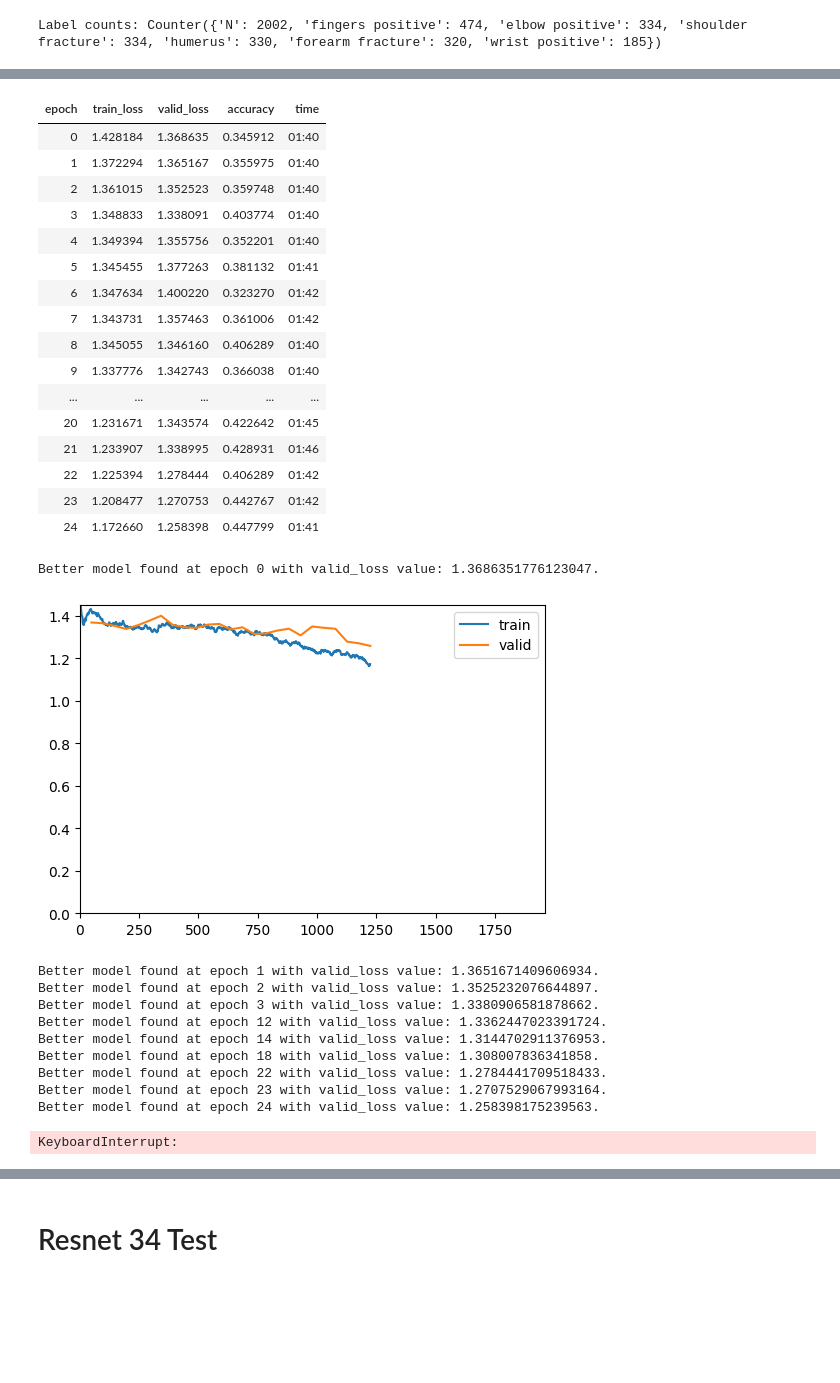
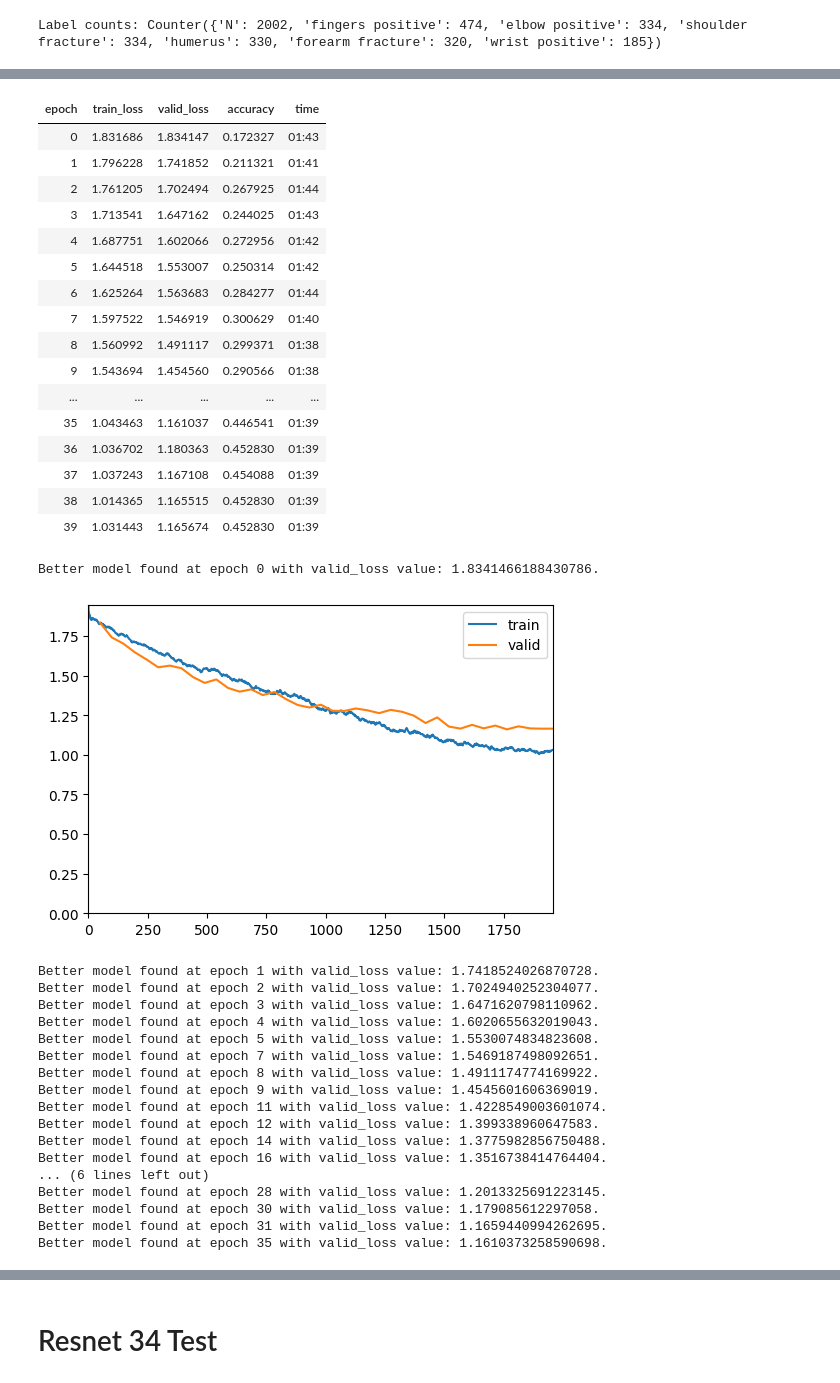
Before and after one commit to JamezP2002/bone-fracture-451-project, a Jupyter notebook: bone fracture MAIN.ipynb, the cells around one changed output, grey strips where cells are left out. Drawn from its saved outputs; the diff is of its cells as text; code cells hidden in the pictures; blank space fills up the shorter version.

```diff
--- a/bone fracture MAIN.ipynb
+++ b/bone fracture MAIN.ipynb
@@ -169,4 +195,3 @@ class_weights_tensor = class_weights_tensor.to(dls.device)
 loss_func = CrossEntropyLossFlat(weight=class_weights_tensor)
 
 # Create a Learner with the custom loss function
-learn = Learner(dls, model, loss_func=loss_func, metrics=accuracy)
@@ -180,4 +202,4 @@ SuggestedLRs(valley=1.737800812406931e-05)
 # %%
-learn.fine_tune(40, 0.001, cbs=[ShowGraphCallback(), EarlyStoppingCallback(min_delta=0.001, patience=10), SaveModelCallback()])
+learn.fine_tune(40, 0.0008317, cbs=[ShowGraphCallback(), EarlyStoppingCallback(min_delta=0.001, patience=10), SaveModelCallback()])
 # %% [output]
 | epoch | train_loss | valid_loss | accuracy | time |
@@ -187,29 +209,36 @@ Better model found at epoch 0 with valid_loss value: 1.513351321220398.
 | epoch | train_loss | valid_loss | accuracy | time |
-| 0 | 1.428184 | 1.368635 | 0.345912 | 01:40 |
-| 1 | 1.372294 | 1.365167 | 0.355975 | 01:40 |
-| 2 | 1.361015 | 1.352523 | 0.359748 | 01:40 |
-| 3 | 1.348833 | 1.338091 | 0.403774 | 01:40 |
-| 4 | 1.349394 | 1.355756 | 0.352201 | 01:40 |
-| 5 | 1.345455 | 1.377263 | 0.381132 | 01:41 |
-| 6 | 1.347634 | 1.400220 | 0.323270 | 01:42 |
-| 7 | 1.343731 | 1.357463 | 0.361006 | 01:42 |
-| 8 | 1.345055 | 1.346160 | 0.406289 | 01:40 |
-| 9 | 1.337776 | 1.342743 | 0.366038 | 01:40 |
+| 0 | 1.831686 | 1.834147 | 0.172327 | 01:43 |
+| 1 | 1.796228 | 1.741852 | 0.211321 | 01:41 |
+| 2 | 1.761205 | 1.702494 | 0.267925 | 01:44 |
+| 3 | 1.713541 | 1.647162 | 0.244025 | 01:43 |
+| 4 | 1.687751 | 1.602066 | 0.272956 | 01:42 |
+| 5 | 1.644518 | 1.553007 | 0.250314 | 01:42 |
+| 6 | 1.625264 | 1.563683 | 0.284277 | 01:44 |
+| 7 | 1.597522 | 1.546919 | 0.300629 | 01:40 |
+| 8 | 1.560992 | 1.491117 | 0.299371 | 01:38 |
+| 9 | 1.543694 | 1.454560 | 0.290566 | 01:38 |
 | ... | ... | ... | ... | ... |
-| 20 | 1.231671 | 1.343574 | 0.422642 | 01:45 |
-| 21 | 1.233907 | 1.338995 | 0.428931 | 01:46 |
-| 22 | 1.225394 | 1.278444 | 0.406289 | 01:42 |
-| 23 | 1.208477 | 1.270753 | 0.442767 | 01:42 |
-| 24 | 1.172660 | 1.258398 | 0.447799 | 01:41 |
+| 35 | 1.043463 | 1.161037 | 0.446541 | 01:39 |
+| 36 | 1.036702 | 1.180363 | 0.452830 | 01:39 |
+| 37 | 1.037243 | 1.167108 | 0.454088 | 01:39 |
+| 38 | 1.014365 | 1.165515 | 0.452830 | 01:39 |
+| 39 | 1.031443 | 1.165674 | 0.452830 | 01:39 |
-Better model found at epoch 0 with valid_loss value: 1.3686351776123047.
+Better model found at epoch 0 with valid_loss value: 1.8341466188430786.
-[figure, old version]
+[figure, new version]
-Better model found at epoch 1 with valid_loss value: 1.3651671409606934.
-Better model found at epoch 2 with valid_loss value: 1.3525232076644897.
-Better model found at epoch 3 with valid_loss value: 1.3380906581878662.
-Better model found at epoch 12 with valid_loss value: 1.3362447023391724.
-Better model found at epoch 14 with valid_loss value: 1.3144702911376953.
-Better model found at epoch 18 with valid_loss value: 1.308007836341858.
-Better model found at epoch 22 with valid_loss value: 1.2784441709518433.
-Better model found at epoch 23 with valid_loss value: 1.2707529067993164.
-Better model found at epoch 24 with valid_loss value: 1.258398175239563.
+Better model found at epoch 1 with valid_loss value: 1.7418524026870728.
+Better model found at epoch 2 with valid_loss value: 1.7024940252304077.
+Better model found at epoch 3 with valid_loss value: 1.6471620798110962.
+Better model found at epoch 4 with valid_loss value: 1.6020655632019043.
+Better model found at epoch 5 with valid_loss value: 1.5530074834823608.
+Better model found at epoch 7 with valid_loss value: 1.5469187498092651.
+Better model found at epoch 8 with valid_loss value: 1.4911174774169922.
+Better model found at epoch 9 with valid_loss value: 1.4545601606369019.
+Better model found at epoch 11 with valid_loss value: 1.4228549003601074.
+Better model found at epoch 12 with valid_loss value: 1.399338960647583.
+Better model found at epoch 14 with valid_loss value: 1.3775982856750488.
+Better model found at epoch 16 with valid_loss value: 1.3516738414764404.
+... (6 lines left out)
+Better model found at epoch 28 with valid_loss value: 1.2013325691223145.
+Better model found at epoch 30 with valid_loss value: 1.179085612297058.
+Better model found at epoch 31 with valid_loss value: 1.1659440994262695.
+Better model found at epoch 35 with valid_loss value: 1.1610373258590698.
-KeyboardInterrupt:
```
Also changed, not shown: parts of 23 cells of this notebook, 2 other files.
